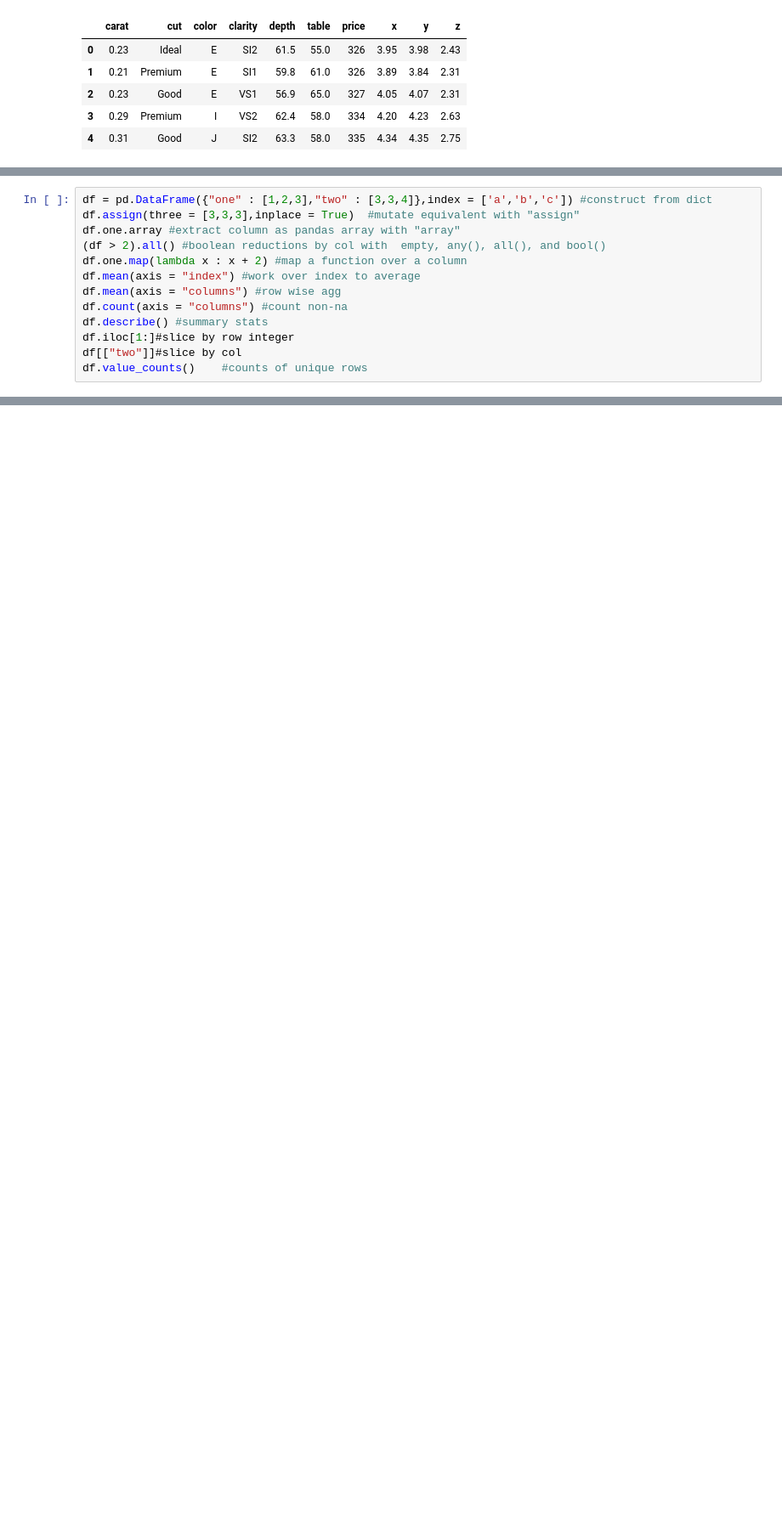
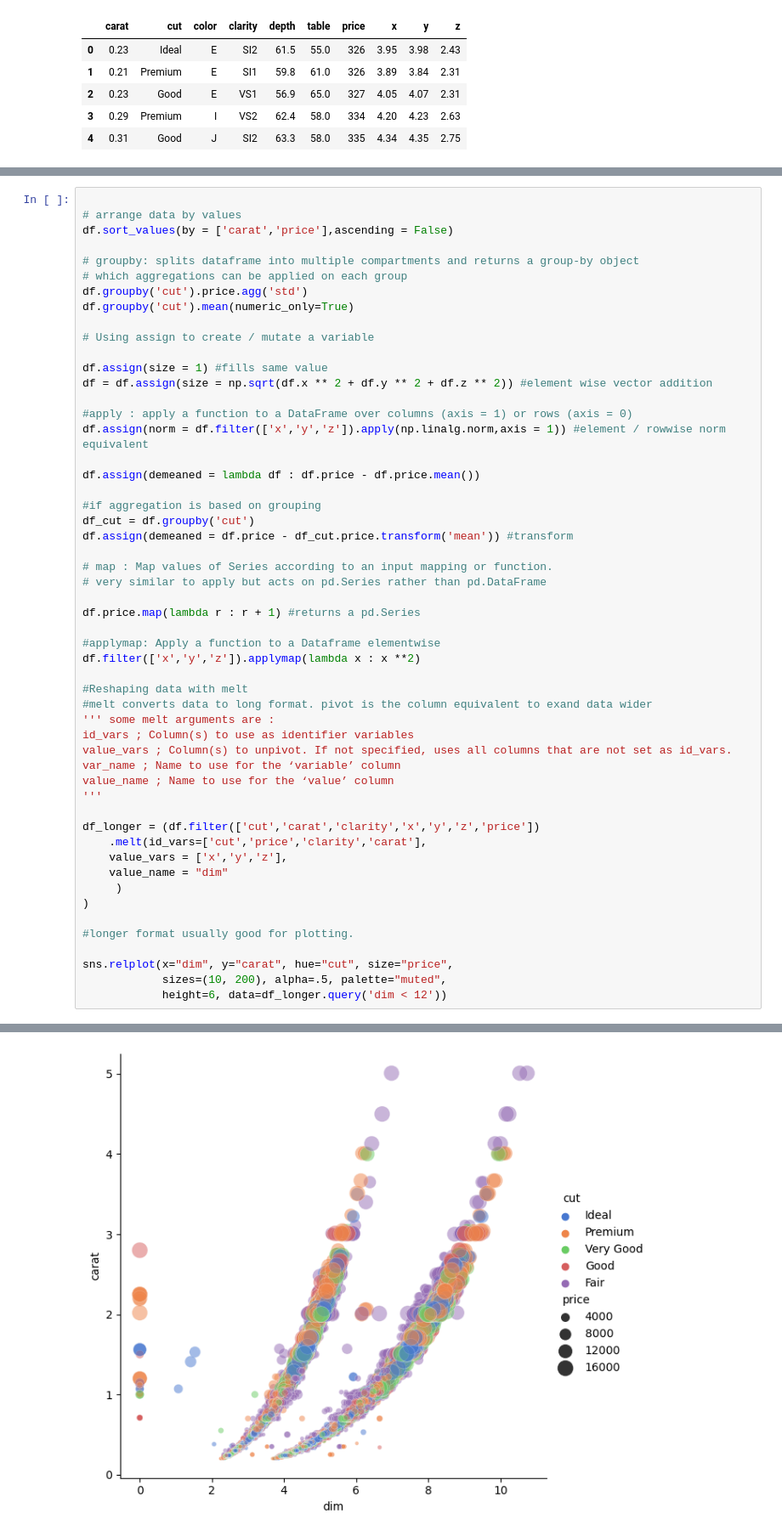
Before and after one commit to Sydney-Informatics-Hub/ParallelPython, a Jupyter notebook: notebooks/01a-pandas_fundamentals.ipynb, the cells around one changed output, grey strips where cells are left out. Shown at 85% size. Drawn from its saved outputs; the diff is of its cells as text; blank space fills up the shorter version.

```diff
--- a/notebooks/01a-pandas_fundamentals.ipynb
+++ b/notebooks/01a-pandas_fundamentals.ipynb
@@ -59,13 +46,0 @@ Functions are available that are attached to the DataFrame class
-# %%
-df = pd.DataFrame({"one" : [1,2,3],"two" : [3,3,4]},index = ['a','b','c']) #construct from dict
-df.assign(three = [3,3,3],inplace = True)  #mutate equivalent with "assign"
-df.one.array #extract column as pandas array with "array"
-(df > 2).all() #boolean reductions by col with  empty, any(), all(), and bool()
-df.one.map(lambda x : x + 2) #map a function over a column
-df.mean(axis = "index") #work over index to average
-df.mean(axis = "columns") #row wise agg
-df.count(axis = "columns") #count non-na
-df.describe() #summary stats
-df.iloc[1:]#slice by row integer
-df[["two"]]#slice by col
-df.value_counts()    #counts of unique rows
@@ -82,0 +100,54 @@ Concept
+# %%
+
+# arrange data by values
+df.sort_values(by = ['carat','price'],ascending = False)
+
+# groupby: splits dataframe into multiple compartments and returns a group-by object
+# which aggregations can be applied on each group
+df.groupby('cut').price.agg('std')
+df.groupby('cut').mean(numeric_only=True)
+
+# Using assign to create / mutate a variable
+
+df.assign(size = 1) #fills same value
+df = df.assign(size = np.sqrt(df.x ** 2 + df.y ** 2 + df.z ** 2)) #element wise vector addition
+
+#apply : apply a function to a DataFrame over columns (axis = 1) or rows (axis = 0)
+df.assign(norm = df.filter(['x','y','z']).apply(np.linalg.norm,axis = 1)) #element / rowwise norm equivalent
+
+df.assign(demeaned = lambda df : df.price - df.price.mean())
+
+#if aggregation is based on grouping
+df_cut = df.groupby('cut')
+df.assign(demeaned = df.price - df_cut.price.transform('mean')) #transform
+
+# map : Map values of Series according to an input mapping or function.
+# very similar to apply but acts on pd.Series rather than pd.DataFrame
+
+df.price.map(lambda r : r + 1) #returns a pd.Series
+
+#applymap: Apply a function to a Dataframe elementwise
+df.filter(['x','y','z']).applymap(lambda x : x **2)
+
+#Reshaping data with melt
+#melt converts data to long format. pivot is the column equivalent to exand data wider
+''' some melt arguments are :
+id_vars ; Column(s) to use as identifier variables
+value_vars ; Column(s) to unpivot. If not specified, uses all columns that are not set as id_vars.
+var_name ; Name to use for the ‘variable’ column
+value_name ; Name to use for the ‘value’ column
+'''
+
+df_longer = (df.filter(['cut','carat','clarity','x','y','z','price'])
+    .melt(id_vars=['cut','price','clarity','carat'],
+    value_vars = ['x','y','z'],
+    value_name = "dim"
+     )
+)
+
+#longer format usually good for plotting.
+
+sns.relplot(x="dim", y="carat", hue="cut", size="price",
+            sizes=(10, 200), alpha=.5, palette="muted",
+            height=6, data=df_longer.query('dim < 12'))
+# %% [output]
@@ -83,3 +155,4 @@ Concept
+[figure, added]
 # %% [markdown]
 <div class="challenge">
 
```
Also changed, not shown: parts of 16 cells of this notebook, 1 other file.
